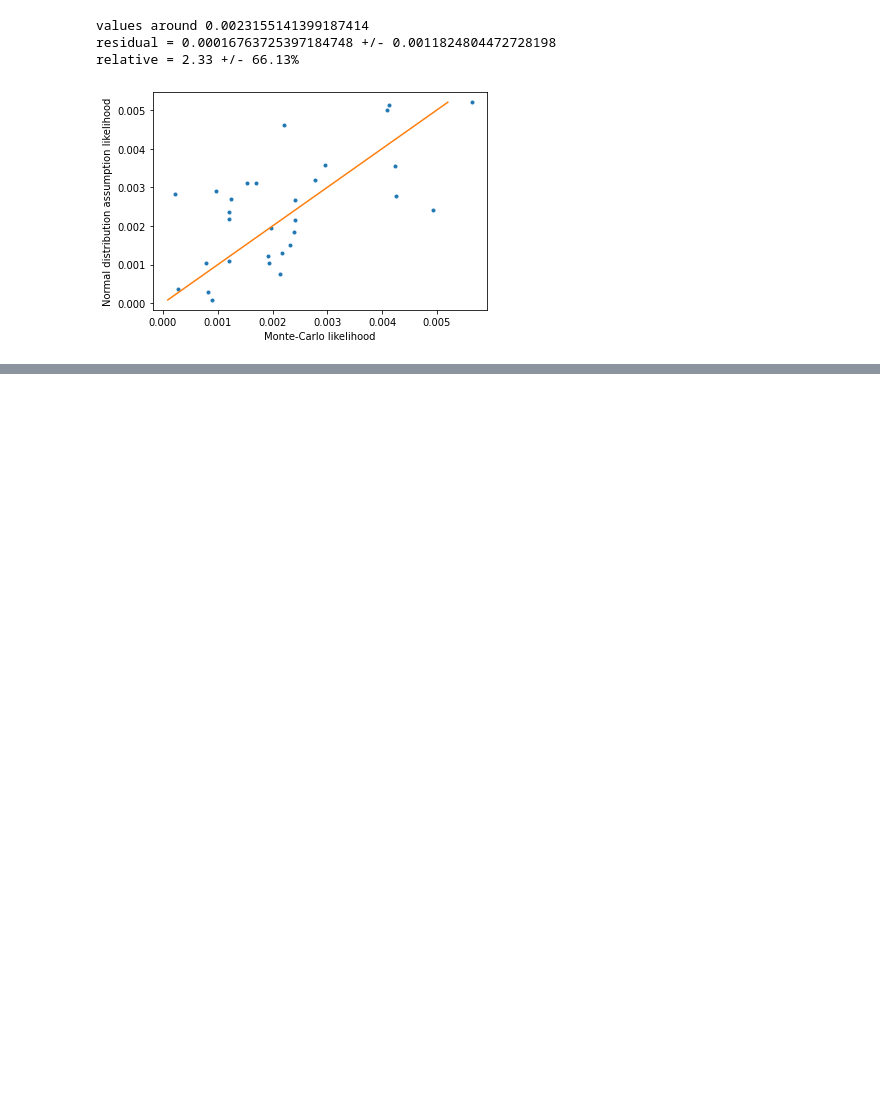
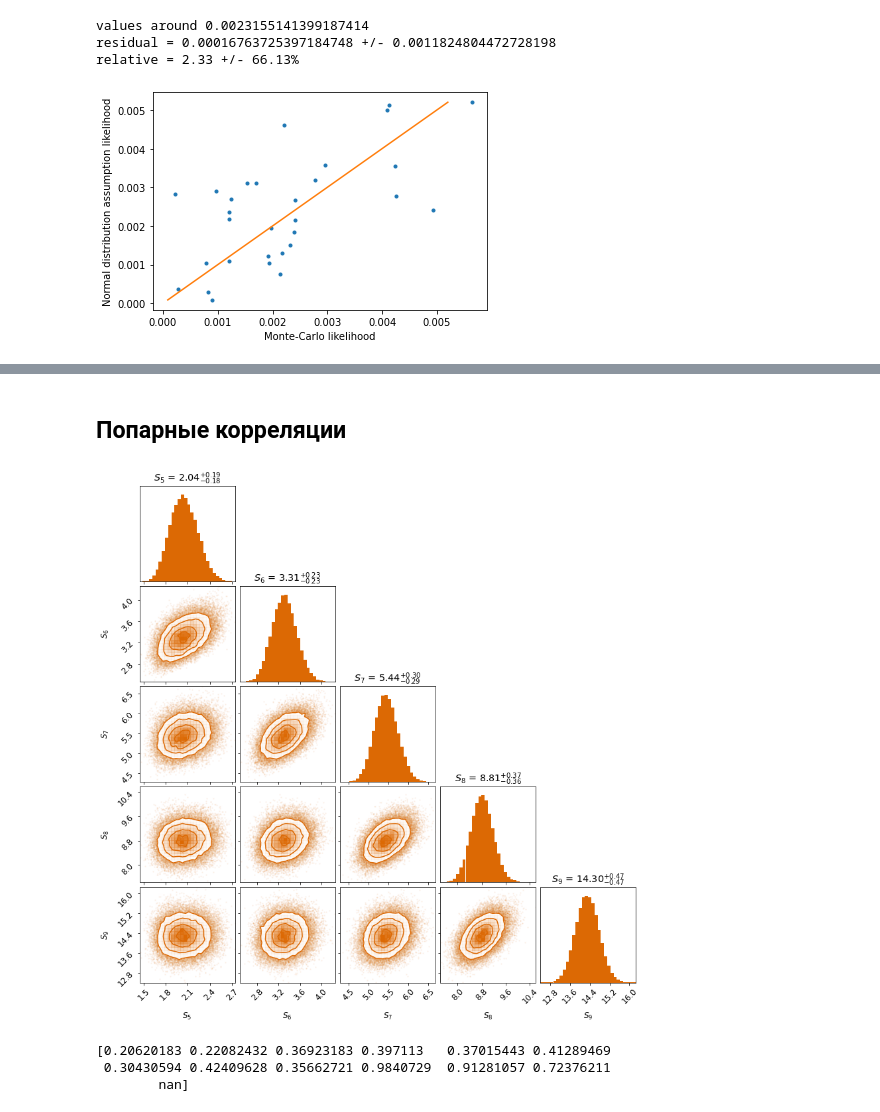
Before and after one commit to nj-vs-vh/master-thesis, a Jupyter notebook: notebooks/likelihoods_comparison.ipynb, the cells around one changed output, grey strips where cells are left out. Drawn from its saved outputs; the diff is of its cells as text; code cells hidden in the pictures; blank space fills up the shorter version.

```diff
--- a/notebooks/likelihoods_comparison.ipynb
+++ b/notebooks/likelihoods_comparison.ipynb
@@ -82,0 +123,2 @@ plt.show()
+# %% [markdown]
+## Попарные корреляции
@@ -82,0 +127,4 @@ plt.show()
+# %%
+f = plots.plot_S_j_pairwise_normality_assessment(S_samples[-1], stats.L, filename='S-j-pairwise-normality-assessment.pdf')
+# %% [output]
+[figure, added]
@@ -82,0 +144,8 @@ plt.show()
+# %%
+rs = pairwise_correlations(S_sample, distance=1)
+
+print(rs)
+# %% [output]
+[0.20620183 0.22082432 0.36923183 0.397113   0.37015443 0.41289469
+ 0.30430594 0.42409628 0.35662721 0.9840729  0.91281057 0.72376211
+        nan]
```
Also changed, not shown: parts of 20 cells of this notebook, 11 other files.
